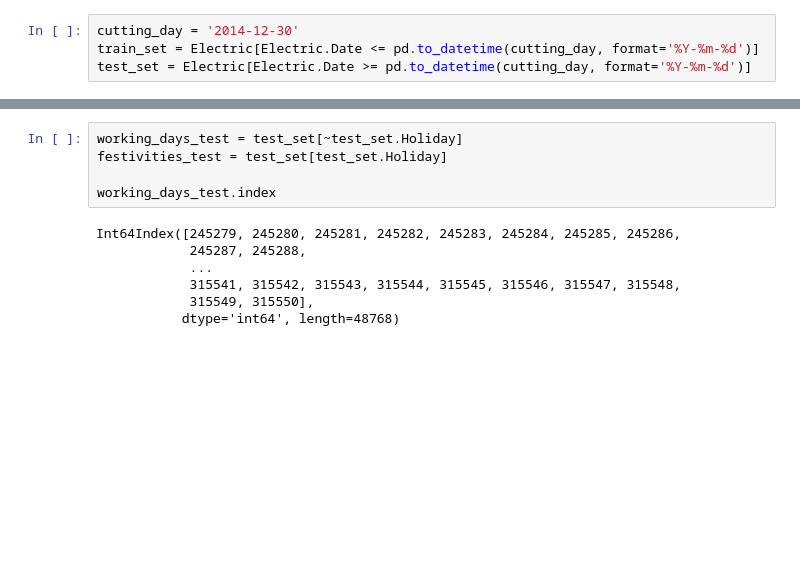
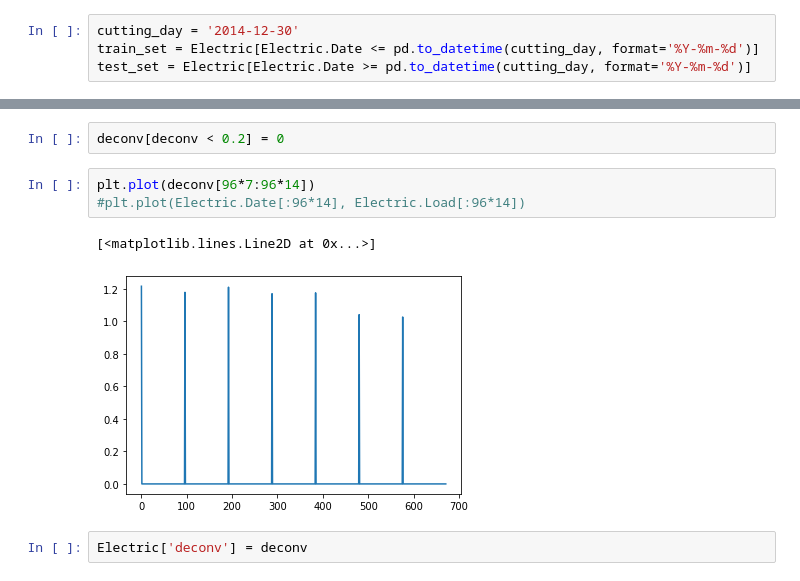
Before and after one commit to Nuelam9/Report-2, a Jupyter notebook: src/fuorier - week-prova.ipynb, the cells around one changed output, grey strips where cells are left out. Cells and saved outputs as stored; diff of their text form; blank space fills up the shorter version.

```diff
--- a/src/fuorier - week-prova.ipynb
+++ b/src/fuorier - week-prova.ipynb
@@ -207,12 +107,10 @@ for lh in leg.legendHandles:
-# %%
-working_days_test = test_set[~test_set.Holiday]
-festivities_test = test_set[test_set.Holiday]
-
-working_days_test.index
-# %% [output]
-Int64Index([245279, 245280, 245281, 245282, 245283, 245284, 245285, 245286,
-            245287, 245288,
-            ...
-            315541, 315542, 315543, 315544, 315545, 315546, 315547, 315548,
-            315549, 315550],
-           dtype='int64', length=48768)
+# %%
+deconv[deconv < 0.2] = 0
+# %%
+plt.plot(deconv[96*7:96*14])
+#plt.plot(Electric.Date[:96*14], Electric.Load[:96*14])
+# %% [output]
+[<matplotlib.lines.Line2D at 0x...>]
+[figure, added]
+# %%
+Electric['deconv'] = deconv
```
Also changed, not shown: parts of 25 cells of this notebook.
